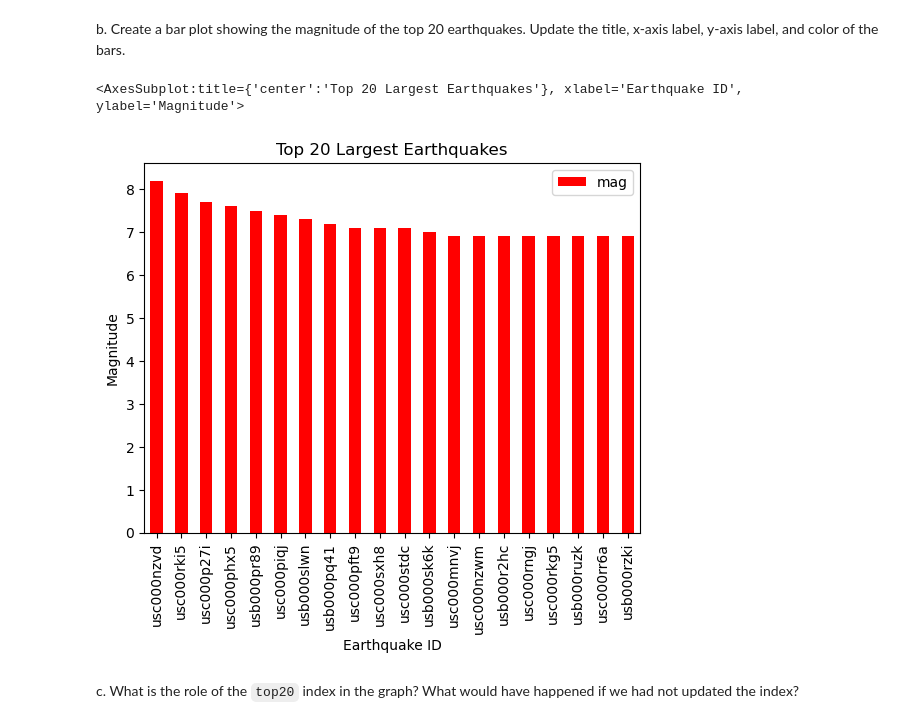
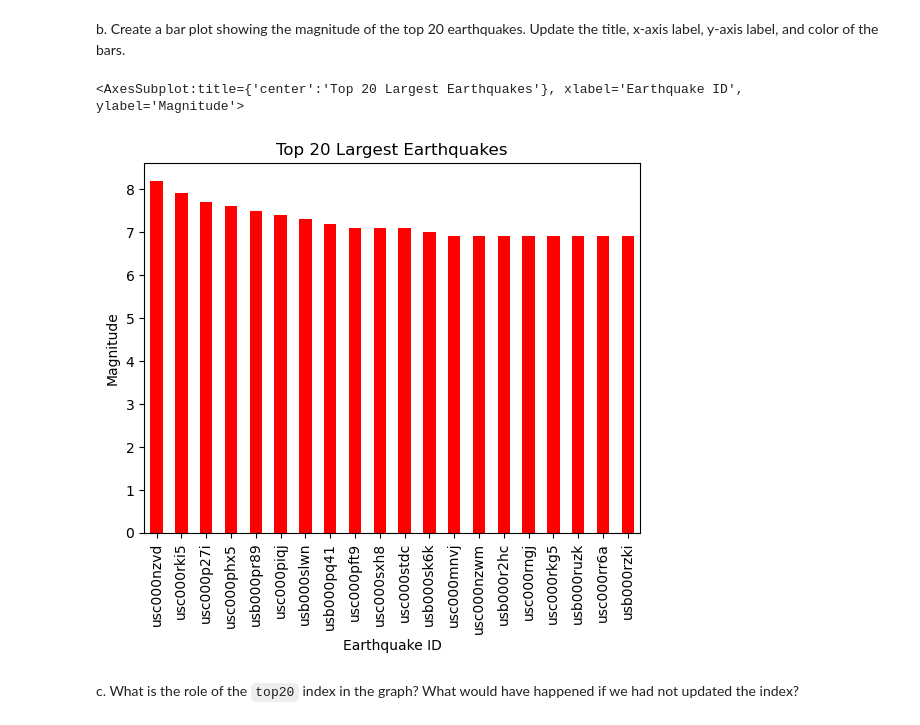
Before and after one commit to matteo-torres/eds220-hwk1, a Jupyter notebook: hwk1-task3-earthquakes-TORRES.ipynb, the cells around one changed output. Drawn from its saved outputs; the diff is of its cells as text; code cells hidden in the pictures.

```diff
--- a/hwk1-task3-earthquakes-TORRES.ipynb
+++ b/hwk1-task3-earthquakes-TORRES.ipynb
@@ -173,8 +174,8 @@ eqk.plot(y = "mag",
 
 a. Create a new variable `top20` with the 20 earthquakes with largest magnitude. HINT: check the method [`pandas.Series.nlargest`](https://pandas.pydata.org/docs/reference/api/pandas.Series.nlargest.html)
 # %%
-# Assign top 20 earthqaukes to `top20`
-top20 = eqk.nlargest(20, "mag")
+# Assign top 20 earthquakes to `top20`
+top20 = eqk["mag"].nlargest(20)
 # %%
 # View the dataframe
 top20
@@ -203,15 +203,14 @@ top20
 b. Create a bar plot showing the magnitude of the top 20 earthquakes. Update the title, x-axis label, y-axis label, and color of the bars.
 # %%
 # Make a bar plot of top 20 earthquakes
-top20.plot(y = "mag",
-           xlabel = "Earthquake ID",
+top20.plot(xlabel = "Earthquake ID",
            ylabel = "Magnitude",
            title = "Top 20 Largest Earthquakes",
            color = "red",
            kind = "bar")
 # %% [output]
 <AxesSubplot:title={'center':'Top 20 Largest Earthquakes'}, xlabel='Earthquake ID', ylabel='Magnitude'>
-[figure, old version]
+[figure, new version]
 # %% [markdown]
 <!-- END QUESTION -->
 
```
Also changed, not shown: parts of 6 cells of this notebook, 1 other file.
